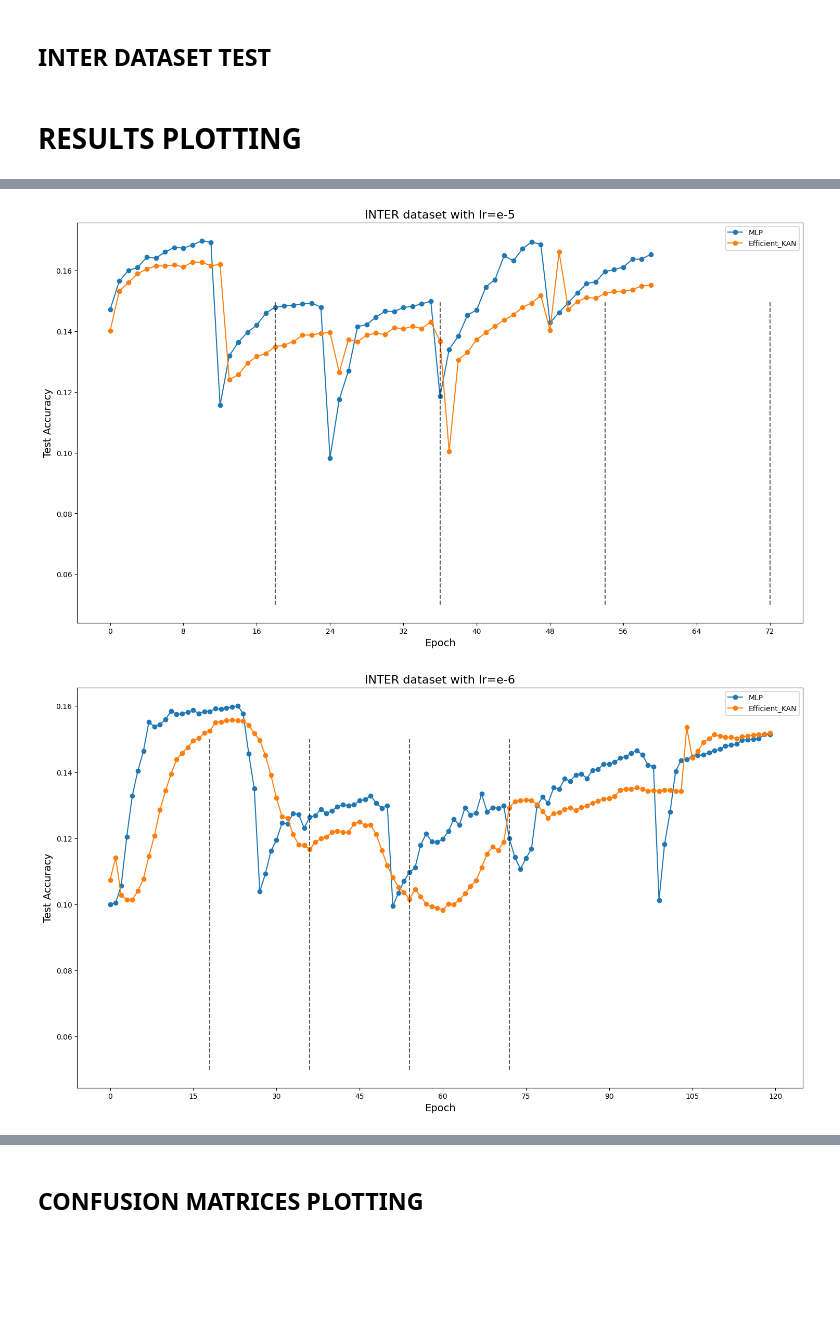
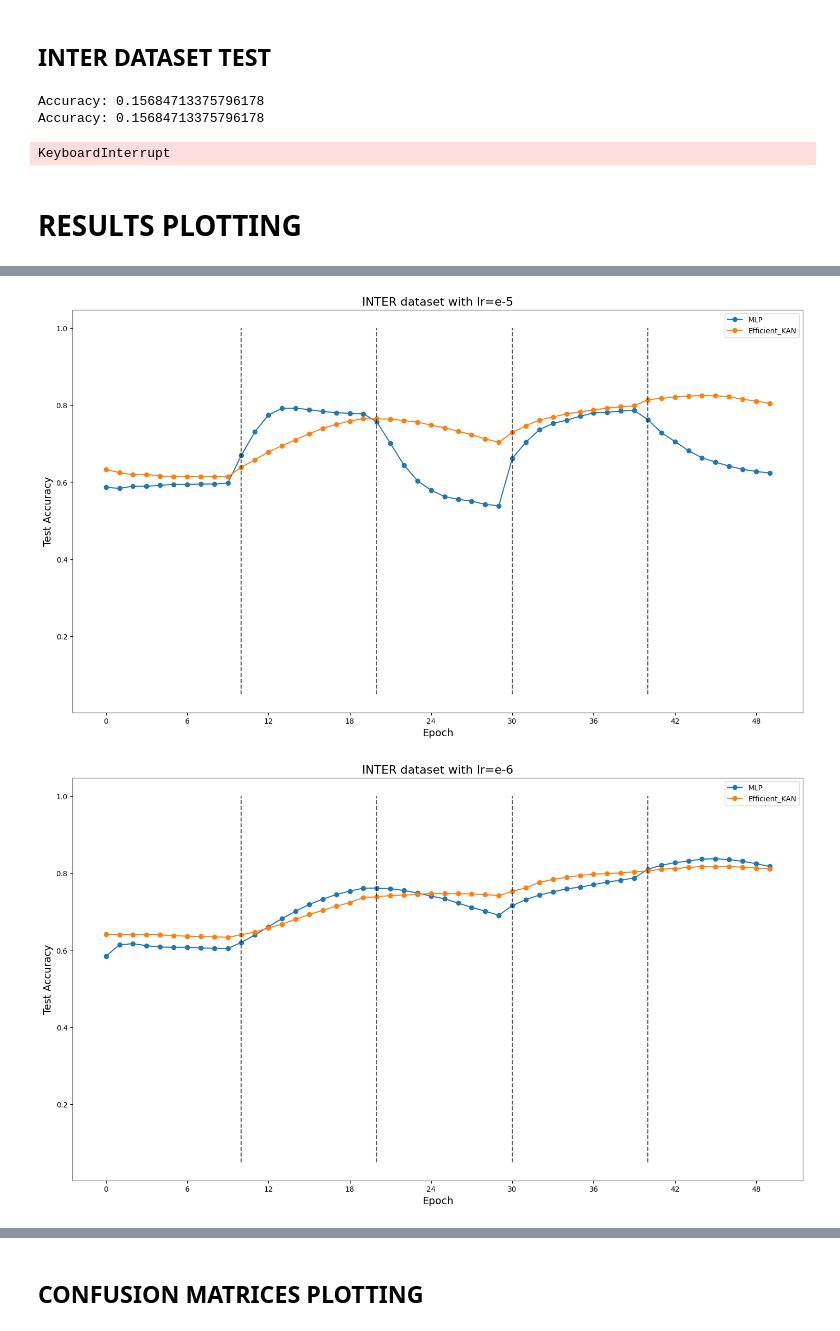
Before and after one commit to MrPio/KAN-Continual_Learning_tests, a Jupyter notebook: KAN_catastrophic_forgetting.ipynb, the cells around one changed output, grey strips where cells are left out. Cells and saved outputs as stored; diff of their text form; code cells hidden in the pictures; blank space fills up the shorter version.

Commit message:
Gaussian peaks test introduced.

```diff
--- a/KAN_catastrophic_forgetting.ipynb
+++ b/KAN_catastrophic_forgetting.ipynb
@@ -450,15 +462,15 @@ def train(model, checkpoint, optimizer, start_epoch=0, epochs=5, on_epoch_end=No
         model.train()
         epoch_start = time.time_ns()
         with tqdm(loader) as pbar:
-            for i, (images, labels) in enumerate(pbar):
-                # if model.__class__.__name__ in ['MLP', 'Efficient_KAN', 'Efficient_KAN_non_Normalized']:
-                #     images = images.view(-1, input_size)
+            for images, labels in pbar:
+                labels = (labels % 2 if task_id is not None else labels).to(device)
+                images = images.to(device)
                 optimizer.zero_grad()
-                output = model(images.to(device))
-                loss = criterion(output, labels.to(device))
+                output = model(images)
+                loss = criterion(output, labels)
                 loss.backward()
                 optimizer.step(closure=lambda: loss)
-                accuracy = (output.argmax(dim=1) == labels.to(device)).float().mean()
+                accuracy = (output.argmax(dim=1) == labels).float().mean()
                 pbar.set_postfix(loss=loss.item(), accuracy=accuracy.item(), lr=optimizer.param_groups[0]['lr'])
                 # scheduler.step()
         print(f'Epoch {epoch + 1}, Loss: {loss.item()}')
@@ -476,13 +488,13 @@ def test(model):
     loss = 0
     with torch.no_grad():
         for images, labels in test_loader:
-            # if model.__class__.__name__ in ['MLP', 'Efficient_KAN', 'Efficient_KAN_non_Normalized']:
-            #     images = images.view(-1, input_size)
-            output = model(images.to(device))
-            loss = criterion(output, labels.to(device))
+            images = images.to(device)
+            labels = (labels % 2 if model.layers[-1] == 2 else labels).to(device)
+            output = model(images)
+            loss = criterion(output, labels)
             predictions.extend(output.argmax(dim=1).to('cpu').numpy())
             ground_truths.extend(labels.to('cpu').numpy())
-            val_accuracy += (output.argmax(dim=1) == labels.to(device)).float().mean().item()
+            val_accuracy += (output.argmax(dim=1) == labels).float().mean().item()
     val_accuracy /= len(test_loader)
     print(f"Accuracy: {val_accuracy}")
     return loss.item(), ground_truths, predictions
@@ -544,11 +558,9 @@ for lr in [1e-5, 1e-6]:
 # %% [markdown]
 ## INTER DATASET TEST
 # %%
-for epochs, lr in zip([4], [1e-4]):
-    models = [MLP(), Efficient_KAN(),
-              CKAN_BN(), KANC_MLP(), NormalConvsKAN(),
-              # ConvNet(),
-              KKAN_Convolutional_Network(), SimpleCNN(), KANvolver()]
+for epochs, lr in zip([10], [1e-5]):
+    models = [MLP(output_size=2), Efficient_KAN(output_size=2),
+              CKAN_BN(), KANC_MLP(), NormalConvsKAN(), KKAN_Convolutional_Network(), SimpleCNN(), KANvolver()]
     print(f'Using lr={lr} ------------------------------------')
     for model in [x.to(device) for x in models[:2]]:
         print(f'Training model={model.__class__.__name__}')
@@ -557,6 +569,16 @@ for epochs, lr in zip([4], [1e-4]):
             train(model, f'results/{dataset_name}/inter/{model.__class__.__name__}', epochs=epochs,
                   start_epoch=i * epochs, optimizer=optim.Adam(model.parameters(), lr=lr), on_epoch_end=onEpochEnd,
                   lr=lr, loader=task, task_id=i)
+# %%
+# PyKAN custom training
+for lr in [1e-0, 1e-1, 1e-2, 1e-3, 1e-4, 1e-5]:
+    kan = Py_KAN()
+    test(kan)
+    # kan.train(lr=lr, train_loader=train_loader_tasks[0])
+# %% [output]
+Accuracy: 0.15684713375796178
+Accuracy: 0.15684713375796178
+KeyboardInterrupt
 # %% [markdown]
 # RESULTS PLOTTING
 # %%
@@ -596,7 +618,7 @@ for lr in [1e-4, 1e-5, 1e-6, 1e-7]:
     plt.xlabel('Epoch', fontdict={'fontsize': 14})
     plt.ylabel('Test Accuracy', fontdict={'fontsize': 14})
     plt.title(f'INTER dataset with lr=e{round(math.log10(lr))}', fontdict={'fontsize': 16})
-    plt.vlines(x=range(0, 90, 18)[1:], ymin=0.05, ymax=0.15, colors='black', alpha=0.65, linestyles='dashed')
+    plt.vlines(x=range(0, 5*10, 10)[1:], ymin=0.05, ymax=1, colors='black', alpha=0.65, linestyles='dashed')
     fig.set_size_inches(18, 10)
     plt.show()
 # %% [output]
@@ -604,2 +626,2 @@ for lr in [1e-4, 1e-5, 1e-6, 1e-7]:
-[figure, old version]
+[figure, new version]
-[figure, old version]
+[figure, new version]
```
Also changed, not shown: parts of 8 cells of this notebook, 2 other files.
